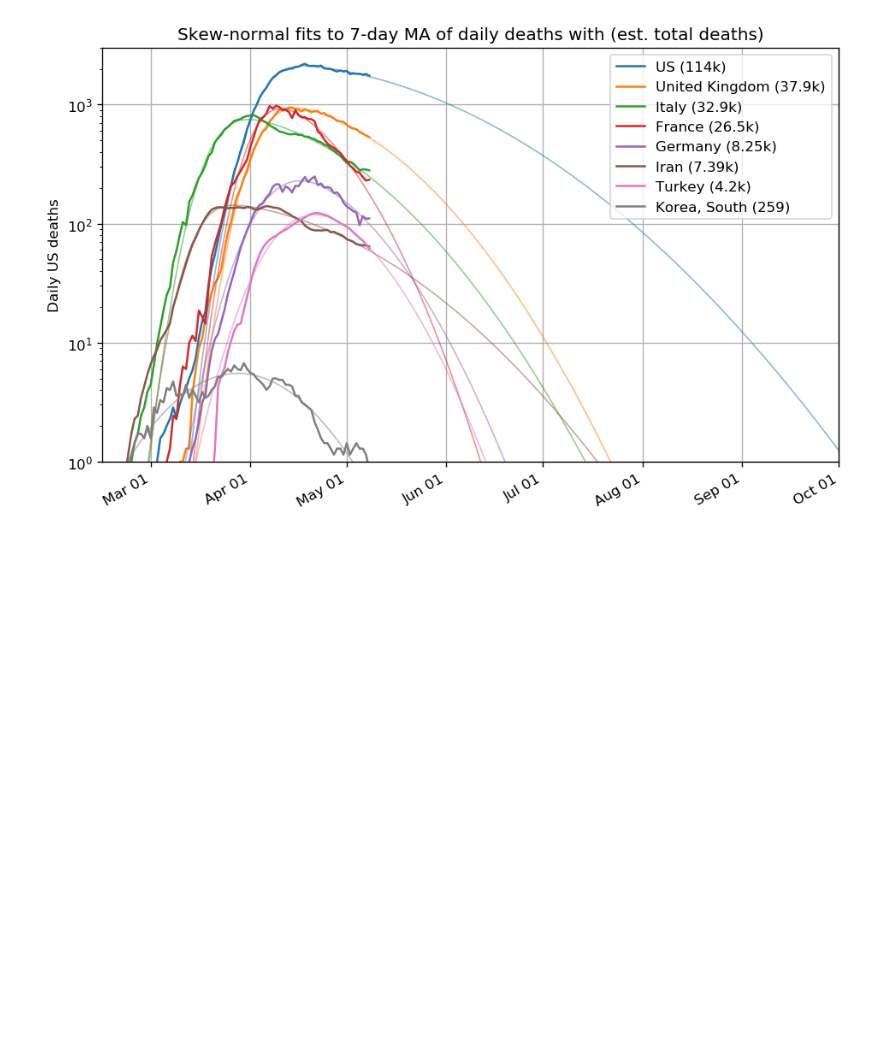
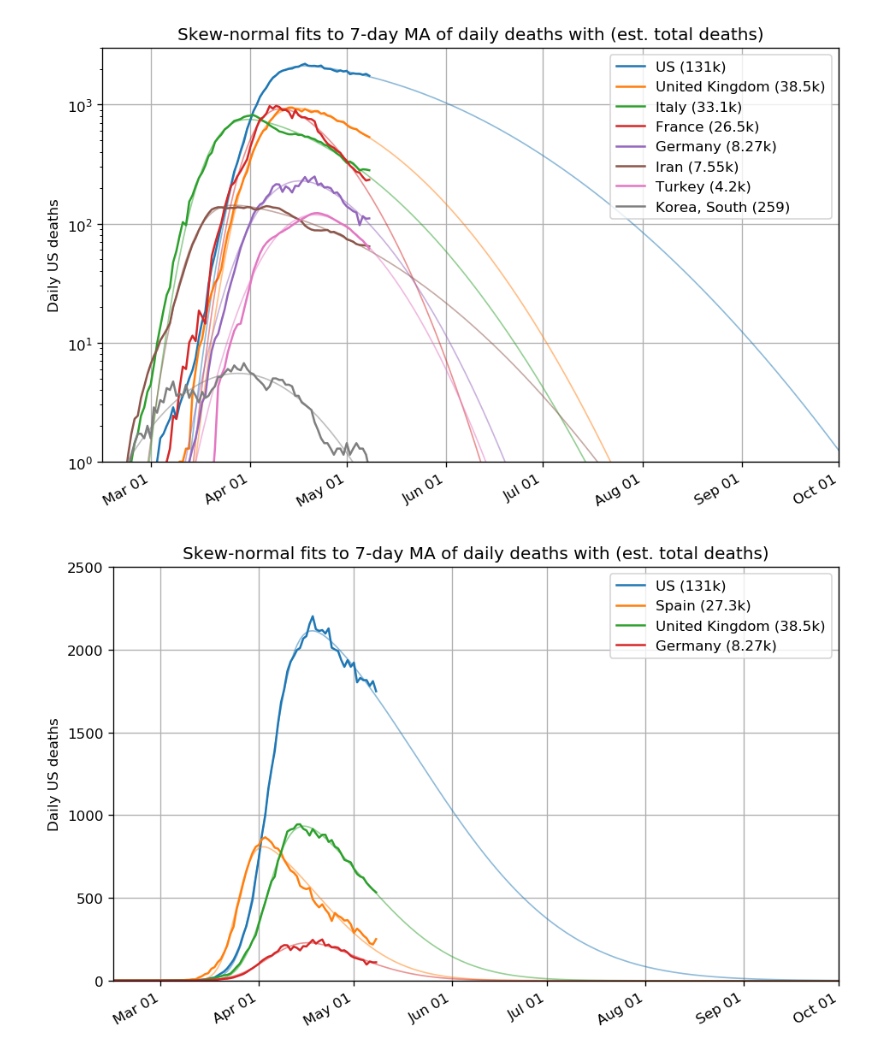
Before and after one commit to LaurentLessard/covid19, a Jupyter notebook: covid_forecast.ipynb, the cells around one changed output. Saved outputs shown, nothing was run; the diff lists cells and outputs as text; code cells hidden in the pictures; blank space fills up the shorter version.

Commit message:
more plots

```diff
--- a/covid_forecast.ipynb
+++ b/covid_forecast.ipynb
@@ -263,7 +263,7 @@ for c in countries:
     ypred = forecast( skew_gaussian, pred_start, pred_end, p )
 
     # plot raw data and fits
-    tot_pred_deaths = sum(ypred[:datetime.date(2020, 6,13)])
+    tot_pred_deaths = sum(ypred)
     if tot_pred_deaths < 1000:
         disp_tot = "%.3g" % tot_pred_deaths
     else:
@@ -283,6 +283,54 @@ plt.xlim(xmin=pred_start, xmax=pred_end)
 plt.grid()
 plt.legend()
 plt.tight_layout()
-plt.savefig("figures/skew_normal_model.png")
+plt.savefig("figures/skew_normal_model_log.png")
 # %% [output]
 [figure]
+# %%
+# countries to plot
+countries = ['US','Spain','United Kingdom','Germany']
+
+# timeseries data to use (raw data of US daily deaths)
+y = df[countries].diff().rolling(7).mean().dropna()  # first timestamp where data is positive thereafter
+
+# set up the figure
+fig = plt.figure(figsize=(8,5))
+ax = plt.gca()
+fig.autofmt_xdate()
+date_format = "%b %d"
+
+# date range to use for forecasting
+pred_start = datetime.date(2020, 2, 15)
+pred_end   = datetime.date(2020, 10, 1)
+
+for c in countries:
+    color = next(ax._get_lines.prop_cycler)['color']
+
+    p = fit( y[c], skew_gaussian, y[c].index[0], y[c].index[-1], p0=[max(y[c]),80,20,1] )
+    ypred = forecast( skew_gaussian, pred_start, pred_end, p )
+#     print("%s  -- (%d,%d,%d,%d)" % (c, *p))
+
+    # plot raw data and fits
+    tot_pred_deaths = sum(ypred)
+    if tot_pred_deaths < 1000:
+        disp_tot = "%.3g" % tot_pred_deaths
+    else:
+        disp_tot = "%.3gk" % (tot_pred_deaths/1000)
+
+    plt.plot( y[c], color=color, label="%s (%s)" % (c,disp_tot) )
+    plt.plot( ypred, linewidth=1, alpha=0.5, color=color )
+
+# format plot
+# plt.yscale("log")
+ax.xaxis.set_major_formatter(DateFormatter(date_format))
+ax.autoscale(enable=True, axis='x', tight=True)
+plt.title("Skew-normal fits to 7-day MA of daily deaths with (est. total deaths)")
+plt.ylabel("Daily US deaths")
+plt.ylim(ymin=0,ymax=2500)
+plt.xlim(xmin=pred_start, xmax=pred_end)
+plt.grid()
+plt.legend()
+plt.tight_layout()
+plt.savefig("figures/skew_normal_model_linear.png")
+# %% [output]
+[figure, added]
```
Also changed, not shown: 2 other files.
